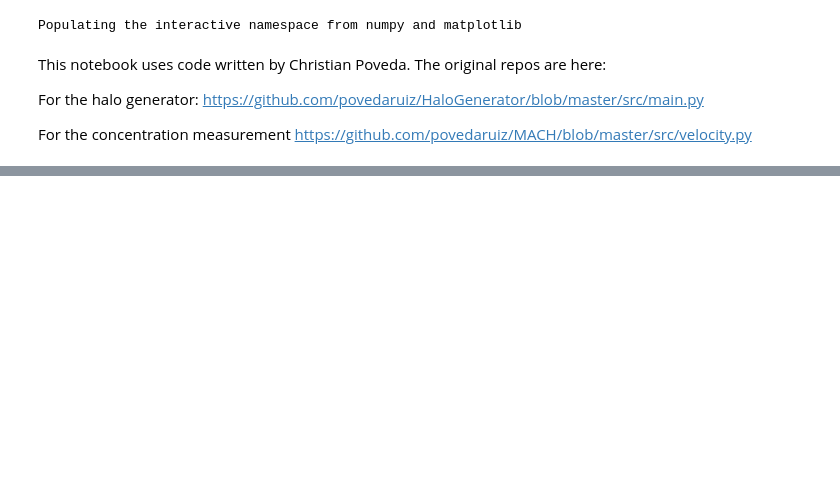
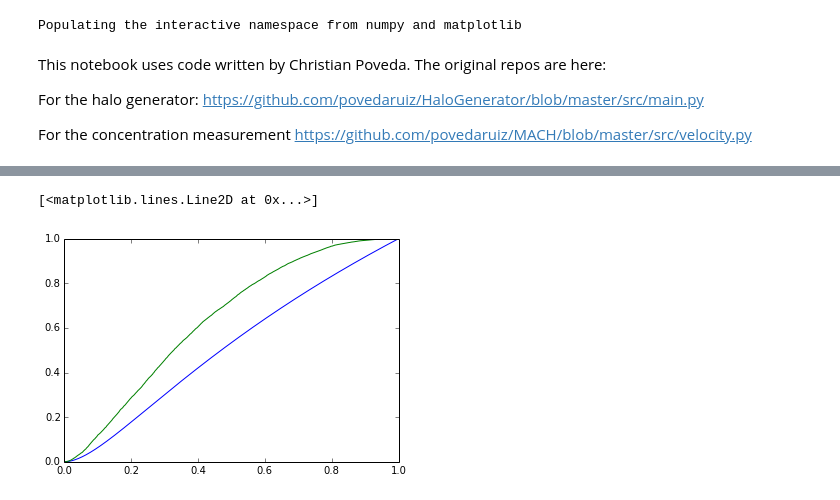
Before and after one commit to forero/TriaxialHalo, a Jupyter notebook: concentration.ipynb, the cells around one changed output, grey strips where cells are left out. Saved outputs shown, nothing was run; the diff lists cells and outputs as text; code cells hidden in the pictures; blank space fills up the shorter version.

Commit message:
wondering how the radius definition should be changed

```diff
--- a/concentration.ipynb
+++ b/concentration.ipynb
@@ -61,0 +62,6 @@ print conc_B
+# %%
+plot(radius_A, mass_tot)
+plot(radius_B, mass_tot)
+# %% [output]
+[<matplotlib.lines.Line2D at 0x...>]
+[figure, added]
```
Also changed, not shown: parts of 10 cells of this notebook.
